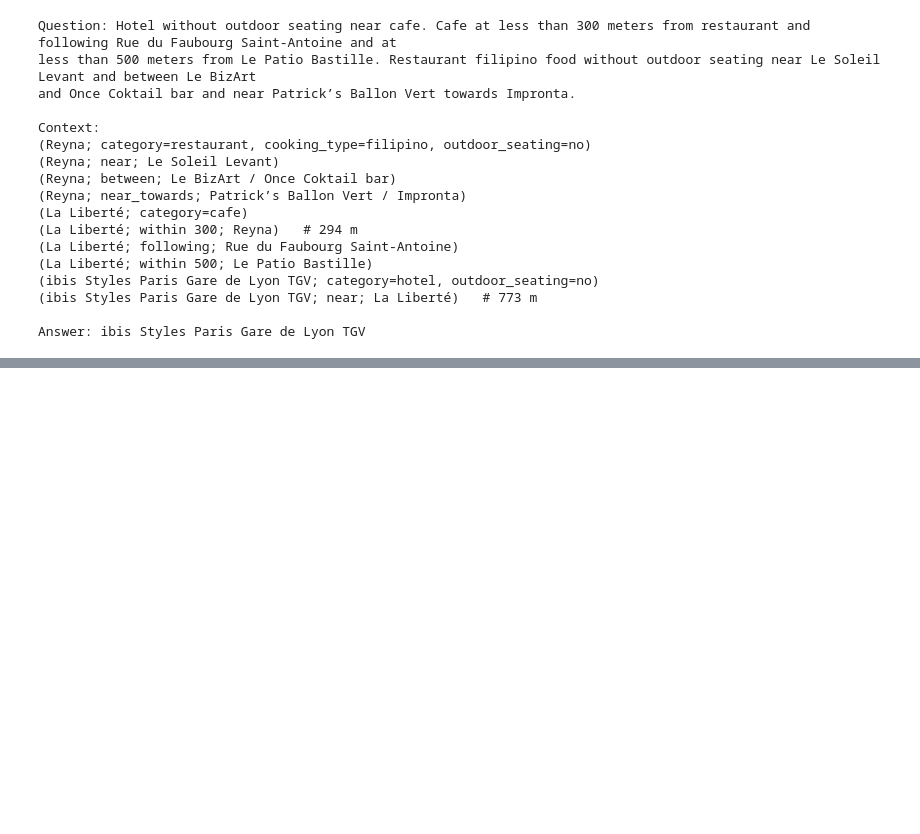
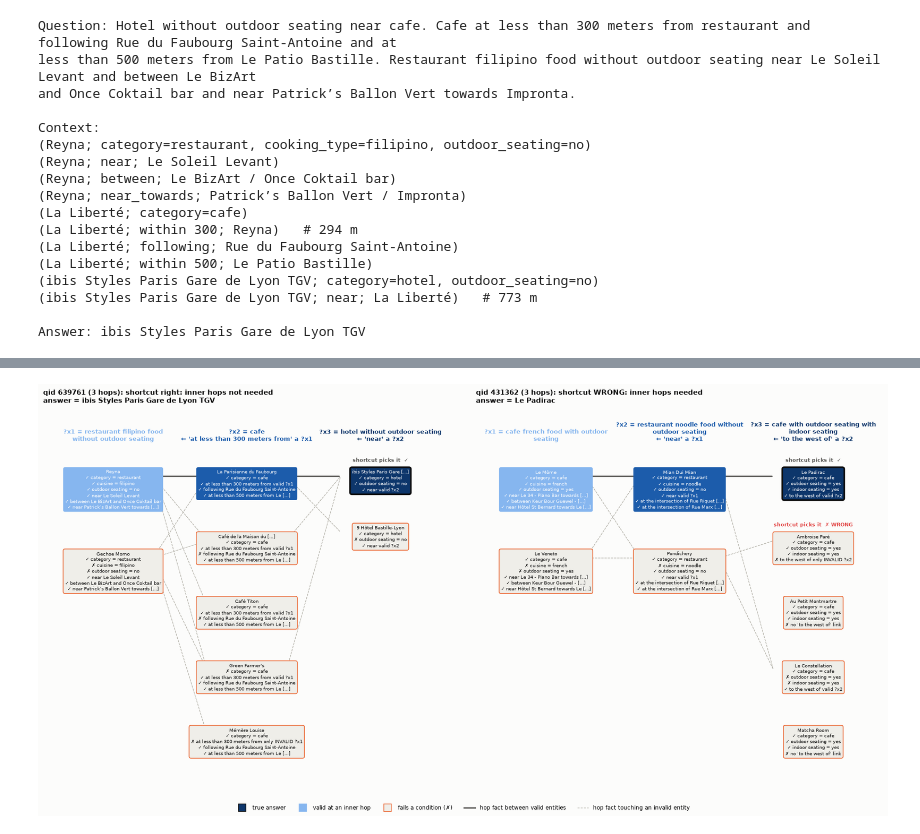
Before and after one commit to MariusAAROS/DFM-HRM-Text, a Jupyter notebook: notebooks/osm.ipynb, the cells around one changed output, grey strips where cells are left out. Drawn from its saved outputs; the diff is of its cells as text; code cells hidden in the pictures; blank space fills up the shorter version.

```diff
--- a/notebooks/osm.ipynb
+++ b/notebooks/osm.ipynb
@@ -670,0 +827,88 @@ Answer: ibis Styles Paris Gare de Lyon TGV
+# %%
+from check_kgqa import solve_from_prompt
+
+def needs_inner_hops(rec):
+    # True when checking only the outer hop (any link of the right relation counts) gives a wrong answer
+    return solve_from_prompt(rec, shortcut=True) != rec["answers"]
+
+
+def chain_view(rec, ax):
+    # One node per entity, one column per hop (?x1 left ... answer right). Each box lists the entity's own-hop
+    # conditions (✓ / ✗); arrows are hop facts pointing to the previous hop's entities.
+    facts, chain, hop_of, valid, why, anchors = prompt_graph(rec)
+    nhop = len(chain)
+    cols = [SEQ[int(i)] for i in np.linspace(0, 3, nhop).round()]
+    short = set(solve_from_prompt(rec, shortcut=True))
+    pos, box_h = {}, {}
+    for i in range(nhop):
+        ents = sorted([e for e, h in hop_of.items() if h == i], key=lambda e: (e not in valid[i], e.lower()))
+        y = 0.0
+        for e in ents:
+            lines = []
+            fs = facts[e]
+            for k, v in chain[i].attrs.items():
+                ok = (ATTR_LABEL[k], v.replace("_", " ")) in fs
+                lines.append(("✓ " if ok else "✗ ") + f"{ATTR_LABEL[k]} = {v.replace('_', ' ')}")
+            for c in chain[i].clauses:
+                if K.SUB in c.anchors:  # the hop condition: a link to a *valid* entity of the previous hop
+                    rel = phrase(c, "_")[0]
+                    linked = [q for q in valid[i - 1] if (rel, q) in fs]
+                    any_link = any(p == rel for p, _ in fs)
+                    lines.append(f"✓ {rel} valid ?x{i}" if linked else
+                                 (f"✗ {rel} only INVALID ?x{i}" if any_link else f"✗ no '{rel}' link"))
+                    continue
+                ok = phrase(c) in fs
+                lines.append(("✓ " if ok else "✗ ") + textwrap.shorten(" ".join(phrase(c)), 40))
+            box_h[e] = len(lines) + 1
+            pos[e] = (i * 4.2, -y)
+            y += box_h[e] * 0.36 + 0.9
+            ok = e in valid[i]
+            final = i == nhop - 1
+            ax.text(*pos[e], f"{textwrap.shorten(e, 28)}\n" + "\n".join(lines), ha="center", va="top", fontsize=6.6,
+                    color="white" if ok else C["ink"], zorder=4, linespacing=1.25,
+                    bbox=dict(boxstyle="round,pad=0.4", fc=cols[i] if ok else "#efeee9",
+                              ec="#0b0b0b" if (ok and final) else (C["orange"] if not ok else "none"),
+                              lw=2.2 if (ok and final) else 1.1))
+            if final and e in short:
+                tag, colr = ("shortcut picks it  ✓", C["ink2"]) if ok else ("shortcut picks it  ✗ WRONG", C["red"])
+                ax.text(pos[e][0], pos[e][1] + 0.25, tag, ha="center", va="bottom", fontsize=7.5, fontweight="bold",
+                        color=colr)
+    for e, fs in facts.items():
+        for p, o in fs:
+            if o in pos and hop_of.get(o, -1) == hop_of[e] - 1:
+                good = e in valid[hop_of[e]] and o in valid[hop_of[o]]
+                (x0, y0), (x1, y1) = pos[e], pos[o]
+                ax.add_patch(FancyArrowPatch((x0 - 1.25, y0 - 0.3), (x1 + 1.25, y1 - 0.3), arrowstyle="-|>",
+                                             mutation_scale=9, lw=1.8 if good else 0.9, zorder=1,
+                                             color=C["ink2"] if good else C["other"], ls="-" if good else (0, (3, 2))))
+    for i, lvl in enumerate(chain):
+        hop = next((phrase(c, "_")[0] for c in lvl.clauses if K.SUB in c.anchors), None)
+        head = f"?x{i + 1} = {textwrap.fill(lvl.head, 30)}" + (f"\n← '{hop}' a ?x{i}" if hop else "")
+        ax.text(i * 4.2, 1.1, head, ha="center", va="bottom", fontsize=8.3, fontweight="bold", color=cols[i])
+    ymin = min(y - box_h[e] * 0.36 for e, (_, y) in pos.items())
+    ax.set_xlim(-2.2, (nhop - 1) * 4.2 + 2.2)
+    ax.set_ylim(ymin - 0.6, 2.6)
+    ax.axis("off")
+    verdict = "shortcut WRONG: inner hops needed" if needs_inner_hops(rec) else "shortcut right: inner hops not needed"
+    ax.set_title(f"qid {rec['qid']} ({rec['depth']} hops): {verdict}\nanswer = {' | '.join(rec['answers'])}",
+                 fontsize=9.5, loc="left")
+
+
+# Example A = the §9/§11 question; example B = a 3-hop test question the shortcut gets wrong (smallest prompt)
+ex_a = rec
+ex_b = min((r for r in test if r["depth"] == 3 and needs_inner_hops(r) and len(r["answers"]) == 1),
+           key=lambda r: r["n_entities"])
+fig, axes = plt.subplots(1, 2, figsize=(17, 8.5))
+chain_view(ex_a, axes[0])
+chain_view(ex_b, axes[1])
+fig.legend(handles=[
+    Line2D([], [], marker="s", ls="", ms=10, color=SEQ[-1], mec="#0b0b0b", label="true answer"),
+    Line2D([], [], marker="s", ls="", ms=10, color=SEQ[0], label="valid at an inner hop"),
+    Line2D([], [], marker="s", ls="", ms=10, color="#efeee9", mec=C["orange"], label="fails a condition (✗)"),
+    Line2D([], [], color=C["ink2"], lw=1.8, label="hop fact between valid entities"),
+    Line2D([], [], color=C["other"], lw=0.9, ls=(0, (3, 2)), label="hop fact touching an invalid entity"),
+], loc="lower center", ncol=5, fontsize=8)
+plt.tight_layout(rect=(0, 0.05, 1, 1))
+plt.show()
+# %% [output]
+[figure, added]
```
Also changed, not shown: parts of 8 cells of this notebook, 2 other files.
